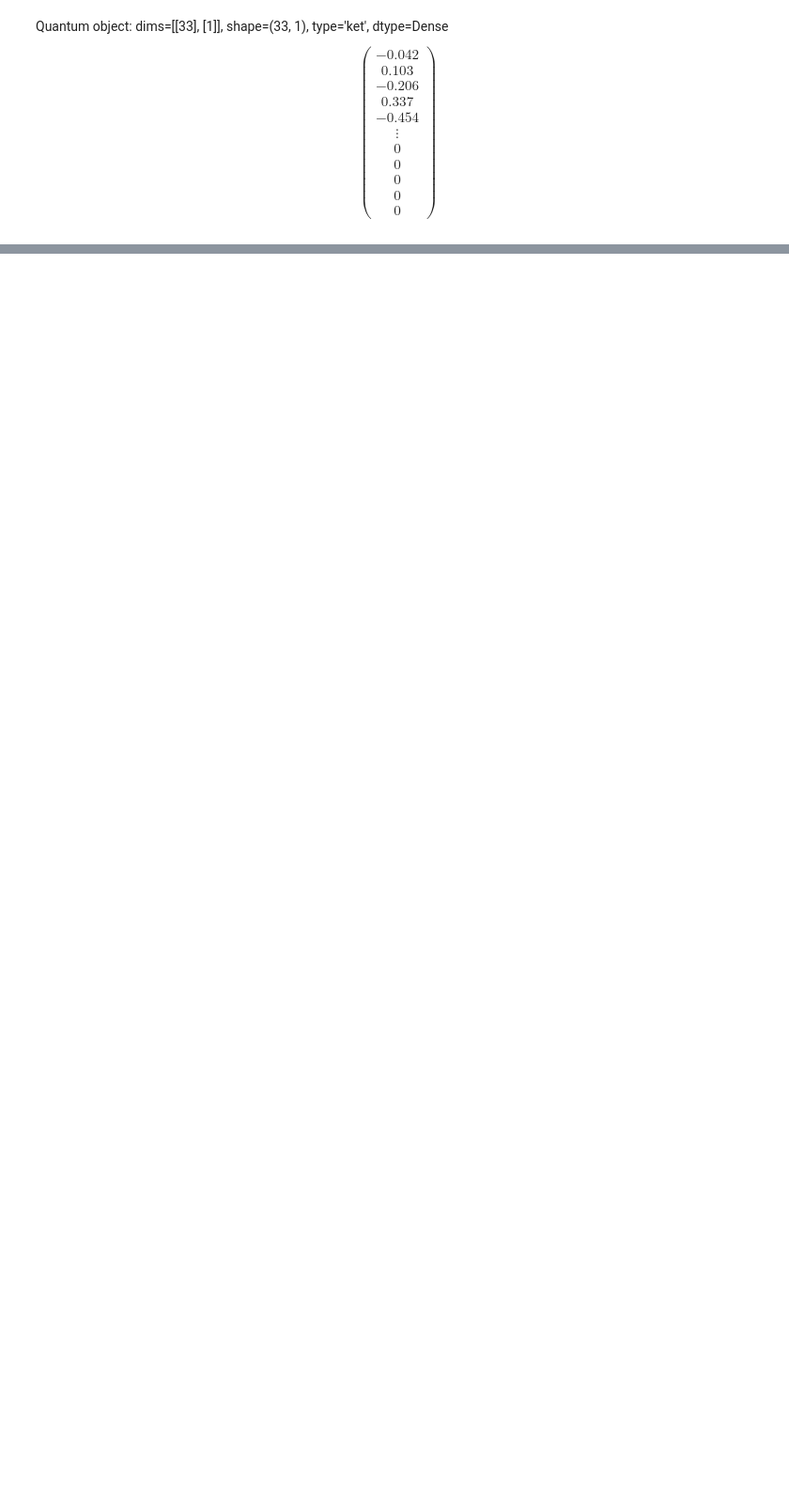
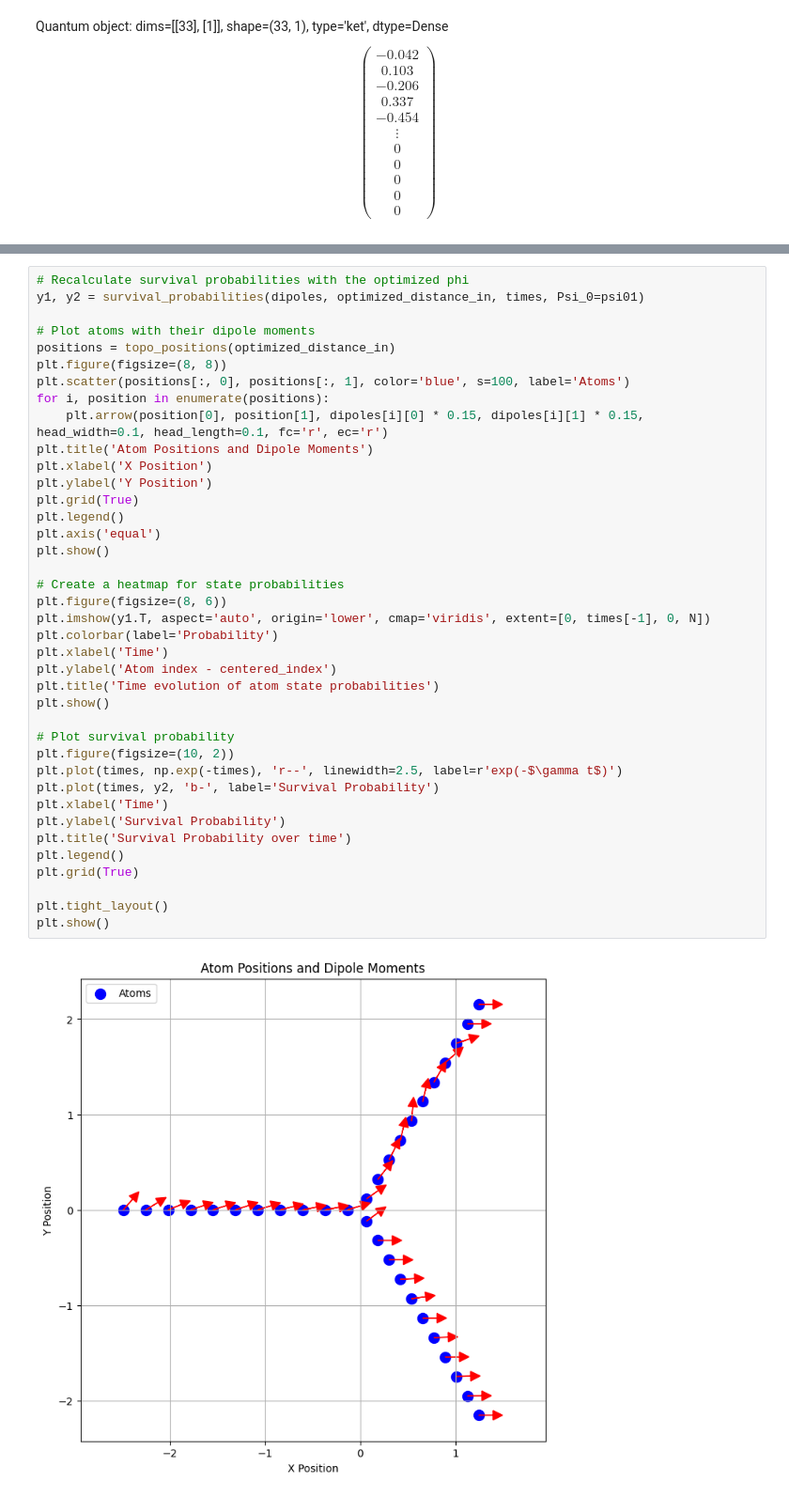
Before and after one commit to LBPhysics/GIT_Code_BA, a Jupyter notebook: Continuation/Qutip/New_Topology.ipynb, the cells around one changed output, grey strips where cells are left out. Shown: that part at 94% size. Drawn from its saved outputs; the diff is of its cells as text; blank space fills up the shorter version.

```diff
--- a/Continuation/Qutip/New_Topology.ipynb
+++ b/Continuation/Qutip/New_Topology.ipynb
@@ -289,0 +332,41 @@ plt.show()
+# %%
+# Recalculate survival probabilities with the optimized phi
+y1, y2 = survival_probabilities(dipoles, optimized_distance_in, times, Psi_0=psi01)
+
+# Plot atoms with their dipole moments
+positions = topo_positions(optimized_distance_in)
+plt.figure(figsize=(8, 8))
+plt.scatter(positions[:, 0], positions[:, 1], color='blue', s=100, label='Atoms')
+for i, position in enumerate(positions):
+    plt.arrow(position[0], position[1], dipoles[i][0] * 0.15, dipoles[i][1] * 0.15, head_width=0.1, head_length=0.1, fc='r', ec='r')
+plt.title('Atom Positions and Dipole Moments')
+plt.xlabel('X Position')
+plt.ylabel('Y Position')
+plt.grid(True)
+plt.legend()
+plt.axis('equal')
+plt.show()
+
+# Create a heatmap for state probabilities
+plt.figure(figsize=(8, 6))
+plt.imshow(y1.T, aspect='auto', origin='lower', cmap='viridis', extent=[0, times[-1], 0, N])
+plt.colorbar(label='Probability')
+plt.xlabel('Time')
+plt.ylabel('Atom index - centered_index')
+plt.title('Time evolution of atom state probabilities')
+plt.show()
+
+# Plot survival probability
+plt.figure(figsize=(10, 2))
+plt.plot(times, np.exp(-times), 'r--', linewidth=2.5, label=r'exp(-$\gamma t$)')
+plt.plot(times, y2, 'b-', label='Survival Probability')
+plt.xlabel('Time')
+plt.ylabel('Survival Probability')
+plt.title('Survival Probability over time')
+plt.legend()
+plt.grid(True)
+
+plt.tight_layout()
+plt.show()
+# %% [output]
+[figure, added]
```
Also changed, not shown: parts of 9 cells of this notebook, 1 other file.
